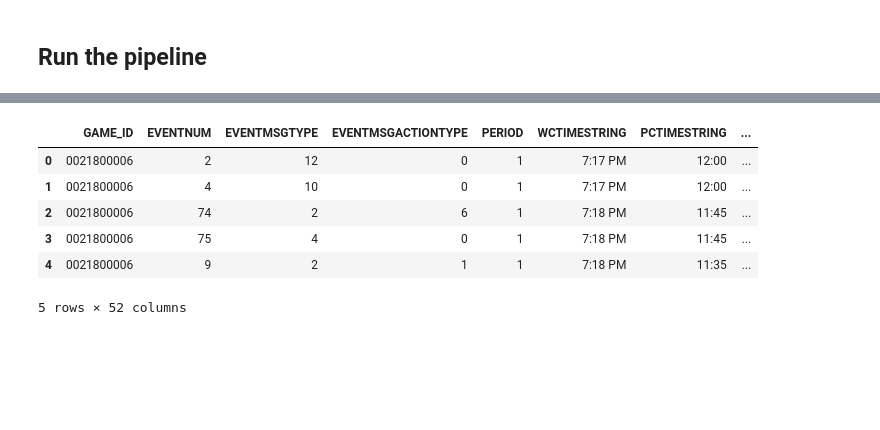
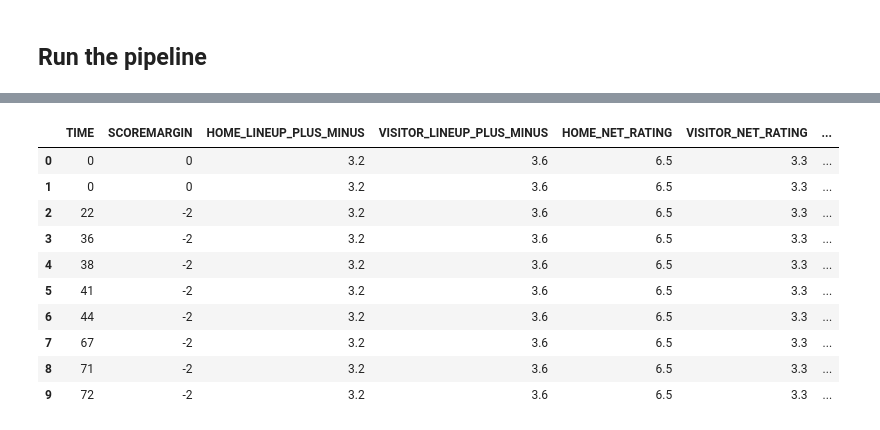
Before and after one commit to ak-gupta/nbaspa, a Jupyter notebook: notebooks/Testing out the pipeline.ipynb, the cells around one changed output, grey strips where cells are left out. Saved outputs shown, nothing was run; the diff lists cells and outputs as text; code cells hidden in the pictures; blank space fills up the shorter version.

```diff
--- a/notebooks/Testing out the pipeline.ipynb
+++ b/notebooks/Testing out the pipeline.ipynb
@@ -58,7 +102,7 @@ INFO:nba_survival.data.endpoints.base:Reading existing file ../nba-data/2018-19/
 # %% [markdown]
 ### Play by play
 # %%
-pbp = PlayByPlay(GameID="0021800006", output_dir="../nba-data/2018-19")
+pbp = PlayByPlay(GameID="0021800359", output_dir="../nba-data/2018-19")
 pbp.load()
 
 pbp_df = pbp.get_data()
@@ -67,7 +126,7 @@ INFO:nba_survival.data.endpoints.base:Reading existing file ../nba-data/2018-19/
 # %% [markdown]
 ### Scoreboard data
 # %%
-scoreboard = Scoreboard(GameDate="10/17/2018", output_dir="../nba-data/2018-19")
+scoreboard = Scoreboard(GameDate="12/05/2018", output_dir="../nba-data/2018-19")
 scoreboard.load()
 
 header = scoreboard.get_data("GameHeader")
@@ -77,8 +164,8 @@ INFO:nba_survival.data.endpoints.base:Reading existing file ../nba-data/2018-19/
 # %% [markdown]
 ### Team-level stats
 # %%
-homestats = TeamStats(TeamID=1610612753, Season="2018-19", output_dir="../nba-data/2018-19")
-awaystats = TeamStats(TeamID=1610612748, Season="2018-19", output_dir="../nba-data/2018-19")
+homestats = TeamStats(TeamID=1610612761, Season="2018-19", output_dir="../nba-data/2018-19")
+awaystats = TeamStats(TeamID=1610612755, Season="2018-19", output_dir="../nba-data/2018-19")
 homestats.load()
 awaystats.load()
 
@@ -124,13 +226,35 @@ INFO:prefect.TaskRunner:Task 'Add lineup plus minus': Finished task run for task
 INFO:prefect.FlowRunner:Flow run SUCCESS: all reference tasks succeeded
 # %%
 final = output.result[flow.get_tasks(name="Add lineup plus minus")[0]].result
+# %%
+features = [
+    "TIME",
+    "SCOREMARGIN",
+    "HOME_LINEUP_PLUS_MINUS",
+    "VISITOR_LINEUP_PLUS_MINUS",
+    "HOME_NET_RATING",
+    "VISITOR_NET_RATING",
+    "HOME_W_PCT",
+    "VISITOR_W_PCT",
+    "LAST_GAME_WIN",
+    "HOME_GAMES_IN_LAST_3_DAYS",
+    "VISITOR_GAMES_IN_LAST_3_DAYS",
+    "HOME_GAMES_IN_LAST_5_DAYS",
+    "VISITOR_GAMES_IN_LAST_5_DAYS",
+    "HOME_GAMES_IN_LAST_7_DAYS",
+    "VISITOR_GAMES_IN_LAST_7_DAYS"
+]
 # %%
-final.head()
+final[features].head(n=10)
 # %% [output]
-|  | GAME_ID | EVENTNUM | EVENTMSGTYPE | EVENTMSGACTIONTYPE | PERIOD | WCTIMESTRING | PCTIMESTRING | ... |
-| 0 | 0021800006 | 2 | 12 | 0 | 1 | 7:17 PM | 12:00 | ... |
-| 1 | 0021800006 | 4 | 10 | 0 | 1 | 7:17 PM | 12:00 | ... |
-| 2 | 0021800006 | 74 | 2 | 6 | 1 | 7:18 PM | 11:45 | ... |
-| 3 | 0021800006 | 75 | 4 | 0 | 1 | 7:18 PM | 11:45 | ... |
-| 4 | 0021800006 | 9 | 2 | 1 | 1 | 7:18 PM | 11:35 | ... |
+|  | TIME | SCOREMARGIN | HOME_LINEUP_PLUS_MINUS | VISITOR_LINEUP_PLUS_MINUS | HOME_NET_RATING | VISITOR_NET_RATING | ... |
+| 0 | 0 | 0 | 3.2 | 3.6 | 6.5 | 3.3 | ... |
+| 1 | 0 | 0 | 3.2 | 3.6 | 6.5 | 3.3 | ... |
+| 2 | 22 | -2 | 3.2 | 3.6 | 6.5 | 3.3 | ... |
+| 3 | 36 | -2 | 3.2 | 3.6 | 6.5 | 3.3 | ... |
+| 4 | 38 | -2 | 3.2 | 3.6 | 6.5 | 3.3 | ... |
+| 5 | 41 | -2 | 3.2 | 3.6 | 6.5 | 3.3 | ... |
+| 6 | 44 | -2 | 3.2 | 3.6 | 6.5 | 3.3 | ... |
+| 7 | 67 | -2 | 3.2 | 3.6 | 6.5 | 3.3 | ... |
+| 8 | 71 | -2 | 3.2 | 3.6 | 6.5 | 3.3 | ... |
+| 9 | 72 | -2 | 3.2 | 3.6 | 6.5 | 3.3 | ... |
-5 rows × 52 columns
```
Also changed, not shown: parts of 13 cells of this notebook.
